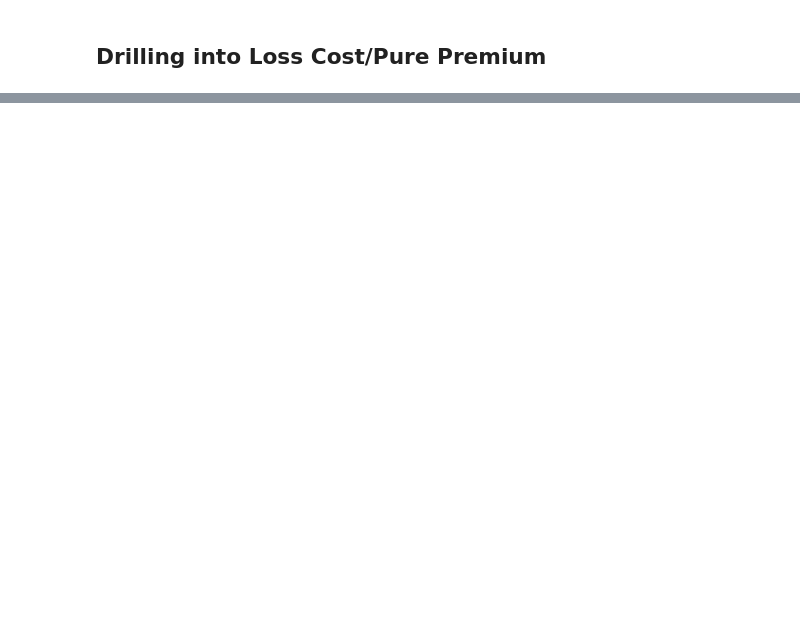
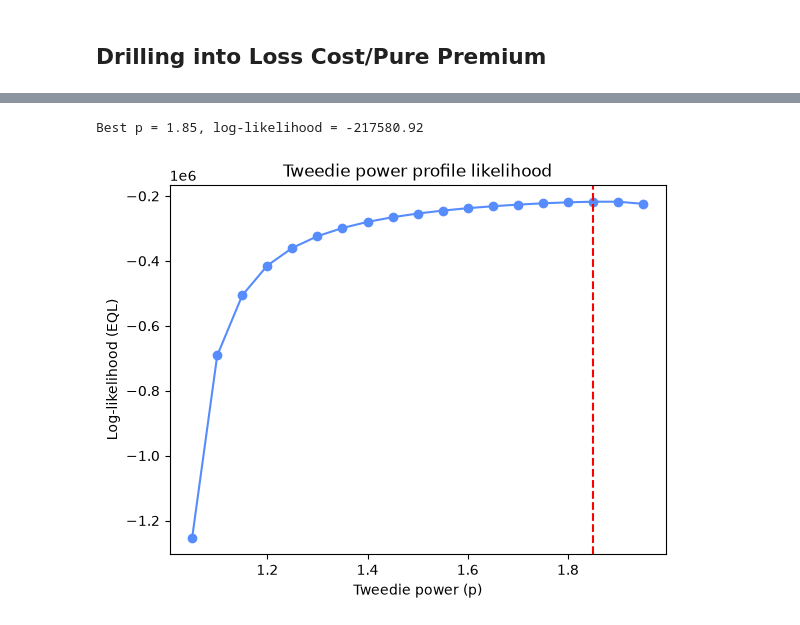
Before and after one commit to olumideodetunde/comm-insurance-underwriting-solutions, a Jupyter notebook: project/src/project_ml/m1-frequency-severity/exploration/EDA.ipynb, the cells around one changed output, grey strips where cells are left out. Saved outputs shown, nothing was run; the diff lists cells and outputs as text; code cells hidden in the pictures; blank space fills up the shorter version.

```diff
--- a/project/src/project_ml/m1-frequency-severity/exploration/EDA.ipynb
+++ b/project/src/project_ml/m1-frequency-severity/exploration/EDA.ipynb
@@ -453,0 +579,30 @@ plt.show()
+# %%
+from tweedie import tweedie
+
+p_value_grids = np.arange(1.05, 2, 0.05)
+
+y = policy_df['Cost_claims_year']
+x = np.ones((len(y), 1))
+
+results = []
+for p in p_value_grids:
+    family = sm.families.Tweedie(link=sm.families.links.Log(), var_power=p)
+    fit = sm.GLM(y, x, family=family).fit()
+    mu, phi = fit.mu, fit.scale
+    loglik = tweedie(mu=mu, p=p, phi=phi).logpdf(y).sum()
+    results.append({'p': p, 'llf': loglik})
+profile_df = pd.DataFrame(results)
+# %%
+best_row = profile_df.loc[profile_df['llf'].idxmax()]
+print(f"Best p = {best_row['p']:.2f}, log-likelihood = {best_row['llf']:.2f}")
+# %% [output]
+Best p = 1.85, log-likelihood = -217580.92
+# %%
+plt.plot(profile_df['p'], profile_df['llf'], marker='o')
+plt.axvline(best_row['p'], color='red', linestyle='--')
+plt.xlabel('Tweedie power (p)')
+plt.ylabel('Log-likelihood (EQL)')
+plt.title('Tweedie power profile likelihood')
+plt.show()
+# %% [output]
+[figure, added]
```
Also changed, not shown: parts of 26 cells of this notebook.
